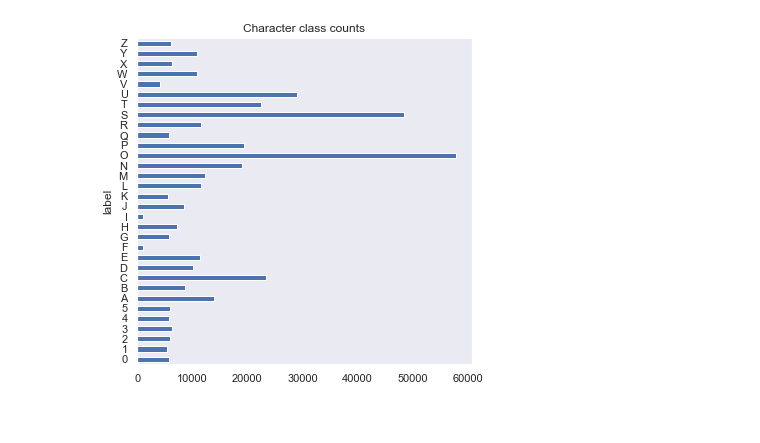
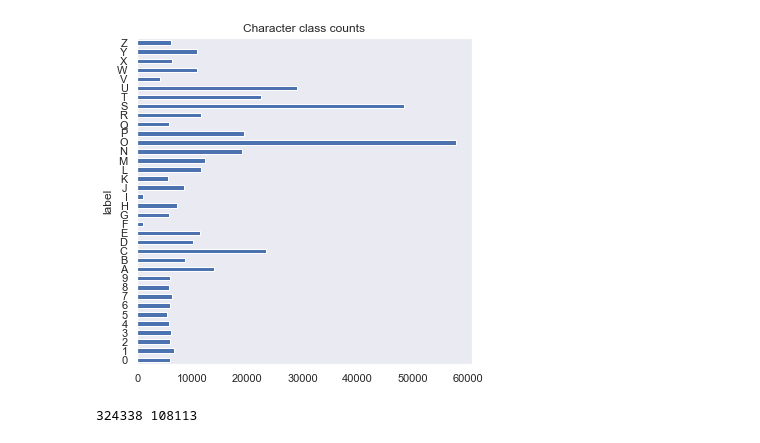
Before and after one commit to 20kaushik02/CascadeOCR, a Jupyter notebook: character_recognition/char&mnist_recognition.ipynb, the cells around one changed output. Drawn from its saved outputs; the diff is of its cells as text; code cells hidden in the pictures.

```diff
--- a/character_recognition/char&mnist_recognition.ipynb
+++ b/character_recognition/char&mnist_recognition.ipynb
@@ -51,15 +59,15 @@ plt.show()
 # %%
 label_mapper = {
 	0:'A', 1:'B', 2:'C', 3:'D', 4:'E', 5:'F', 6:'G', 7:'H', 8:'I', 9:'J', 10:'K', 11:'L', 12:'M', 13:'N', 14:'O', 15:'P', 16:'Q', 17:'R', 18:'S', 19:'T', 20:'U', 21:'V', 22:'W', 23:'X', 24:'Y', 25:'Z'
-    ,30:'0', 31:'1', 32:'2', 33:'3', 34:'4', 35:'5', 36:'6', 37:'7', 38:'8', 39:'9'}
+    ,26:'0', 27:'1', 28:'2', 29:'3', 30:'4', 31:'5', 32:'6', 33:'7', 34:'8', 35:'9'}
 dataset['label'] = dataset['label'].map(label_mapper)
 label_size = dataset.groupby('label').size()
 label_size.plot.barh(figsize=(6,6))
 
 plt.title("Character class counts")
 plt.show()
 # %% [output]
-[figure, old version]
+[figure, new version]
 # %%
 # split data+labels
 X_train, X_test, y_train, y_test = train_test_split(X,y)
@@ -68,6 +76,10 @@ X_train, X_test, y_train, y_test = train_test_split(X,y)
 standard_scaler = MinMaxScaler()
 X_train = standard_scaler.fit_transform(X_train)
 X_test = standard_scaler.transform(X_test)
+# %%
+print(X_train.shape[0], X_test.shape[0])
+# %% [output]
+324338 108113
 # %%
 X_shuffle = shuffle(X_train)
 
```
Also changed, not shown: parts of 12 cells of this notebook, 2 other files.
